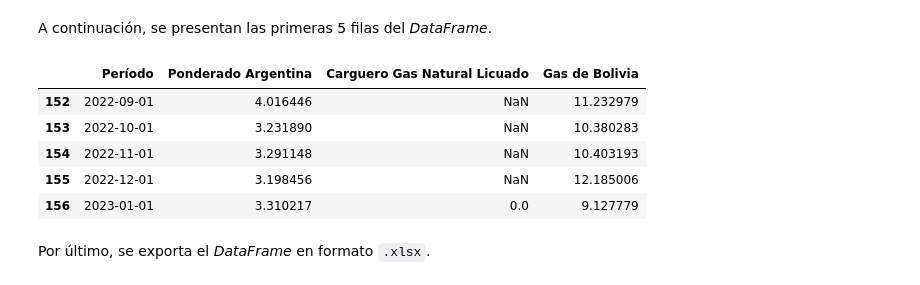
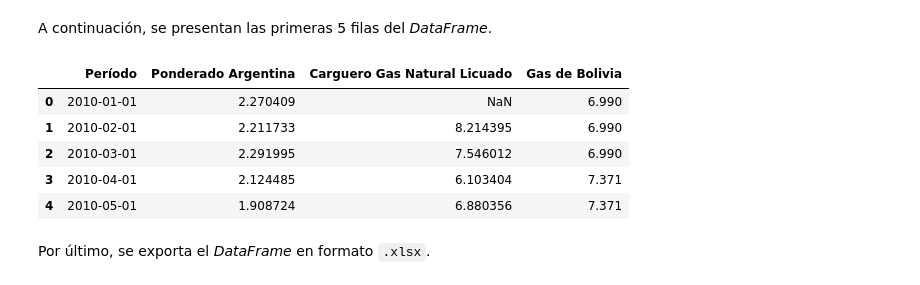
Before and after one commit to manzisebastian/Energia-UNLaM, a Jupyter notebook: Precios int. y dom. del gas y del petróleo.ipynb, the cells around one changed output. Cells and saved outputs as stored; diff of their text form; code cells hidden in the pictures.

```diff
--- a/Precios int. y dom. del gas y del petróleo.ipynb
+++ b/Precios int. y dom. del gas y del petróleo.ipynb
@@ -153,7 +153,7 @@ precios_bolivia = [
   6.44, 6.44, 6.44, 5.7, 5.7, 5.7, 4.11, 4.11, 4.11, 3.68, 3.68, 3.68,
   4.5, 4.5, 4.5, 5.3, 5.2, 5.3, 6.0, 5.3, 6.3, 7.1, 7.0, 6.9,
   7.6, 7.7, 15.4, 8.9, 13.6, 12.9, 12.9, 13.1, 11.2329792576729, 10.380283488698762, 10.40319309993011, 12.1850062732353,
-  9.12777857984474]
+  9.12777857984474, 9.91]
 # %%
 precios_GNL = [
   np.nan, 8.214394569424366, 7.546011671990557, 6.103403700025681, 6.880356483078922, 6.553995755490796, 7.317784745696346, 7.368165266245698, 7.189658943592039, 9.125039034263779, 8.851466377034088, 9.974788065499908,
@@ -169,7 +169,7 @@ precios_GNL = [
   np.nan, np.nan, np.nan, 2.7, 2.7, 2.7, 2.3, 2.7, 3.0, np.nan, np.nan, np.nan,
   np.nan, np.nan, np.nan, 6.4, 6.7, 7.5, 8.1, 10.4, 12.8, np.nan, np.nan, np.nan,
   np.nan, np.nan, np.nan, 33.0, 40.2, 39.6, 25.1, 24.3, np.nan, np.nan, np.nan, np.nan,
-  0]
+  np.nan,19.8]
 # %% [markdown]
 Ambas listas son transformadas en *dictionaries*.
 # %%
@@ -192,14 +192,14 @@ precios_gas["Gas de Bolivia"] = precios_gas["Período"].map(bolivia)
 # %% [markdown]
 A continuación, se presentan las primeras 5 filas del *DataFrame*.
 # %%
-precios_gas.tail()
+precios_gas.head()
 # %% [output]
 |  | Período | Ponderado Argentina | Carguero Gas Natural Licuado | Gas de Bolivia |
-| 152 | 2022-09-01 | 4.016446 | NaN | 11.232979 |
-| 153 | 2022-10-01 | 3.231890 | NaN | 10.380283 |
-| 154 | 2022-11-01 | 3.291148 | NaN | 10.403193 |
-| 155 | 2022-12-01 | 3.198456 | NaN | 12.185006 |
-| 156 | 2023-01-01 | 3.310217 | 0.0 | 9.127779 |
+| 0 | 2010-01-01 | 2.270409 | NaN | 6.990 |
+| 1 | 2010-02-01 | 2.211733 | 8.214395 | 6.990 |
+| 2 | 2010-03-01 | 2.291995 | 7.546012 | 6.990 |
+| 3 | 2010-04-01 | 2.124485 | 6.103404 | 7.371 |
+| 4 | 2010-05-01 | 1.908724 | 6.880356 | 7.371 |
 # %% [markdown]
 Por último, se exporta el *DataFrame* en formato `.xlsx`.
 # %%
```
Also changed, not shown: parts of 3 cells of this notebook.
